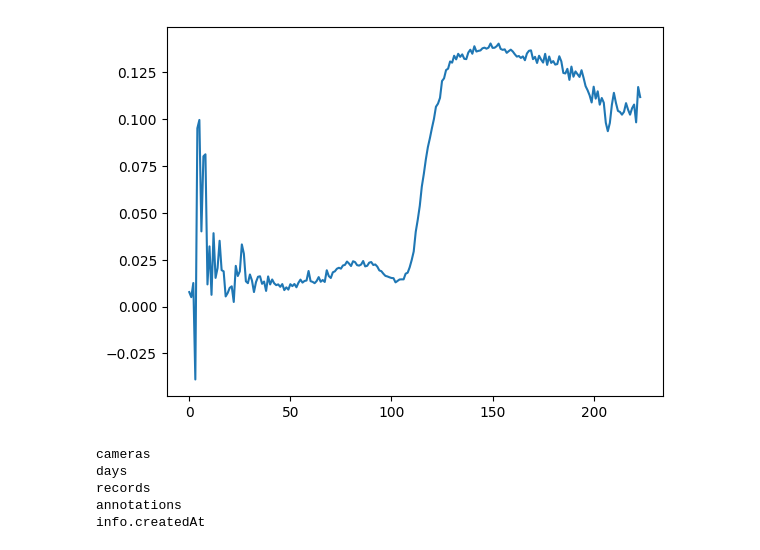
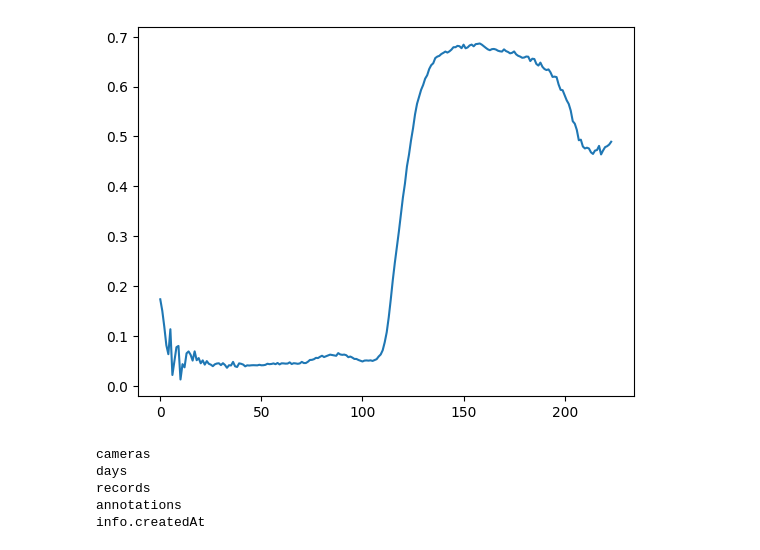
Before and after one commit to PyMati/FruitsClassificationFromHipespectralImages, a Jupyter notebook: robert-notebook.ipynb, the cells around one changed output. Cells and saved outputs as stored; diff of their text form; code cells hidden in the pictures.

```diff
--- a/robert-notebook.ipynb
+++ b/robert-notebook.ipynb
@@ -68,7 +72,7 @@ def read_image(hdr: str, bin: str, image_transforms: list[Callable] | None = Non
 # %%
 oobx_dir = Path('../fruits_dataset')
 
-fruit = 'Mango'
+fruit = 'Avocado'
 
 path = oobx_dir / fruit / 'VIS'
 
@@ -87,5 +96,5 @@ kaki.head()
 # %%
-paths = load_data(path, 'mango')
+paths = load_data(path, 'avocado')
 df = pd.DataFrame.from_dict(paths)
 df.head()
 # %% [output]
@@ -142,8 +145,8 @@ plt.show()
 # %%
-plt.plot(img[10, 11])
+plt.plot(img[100, 100])
 plt.show()
 # %% [output]
-[figure, old version]
+[figure, new version]
 # %%
 data = json.loads(val_json.read_text())
 df = pd.json_normalize(data)
```
Also changed, not shown: parts of 16 cells of this notebook, 1 other file.
